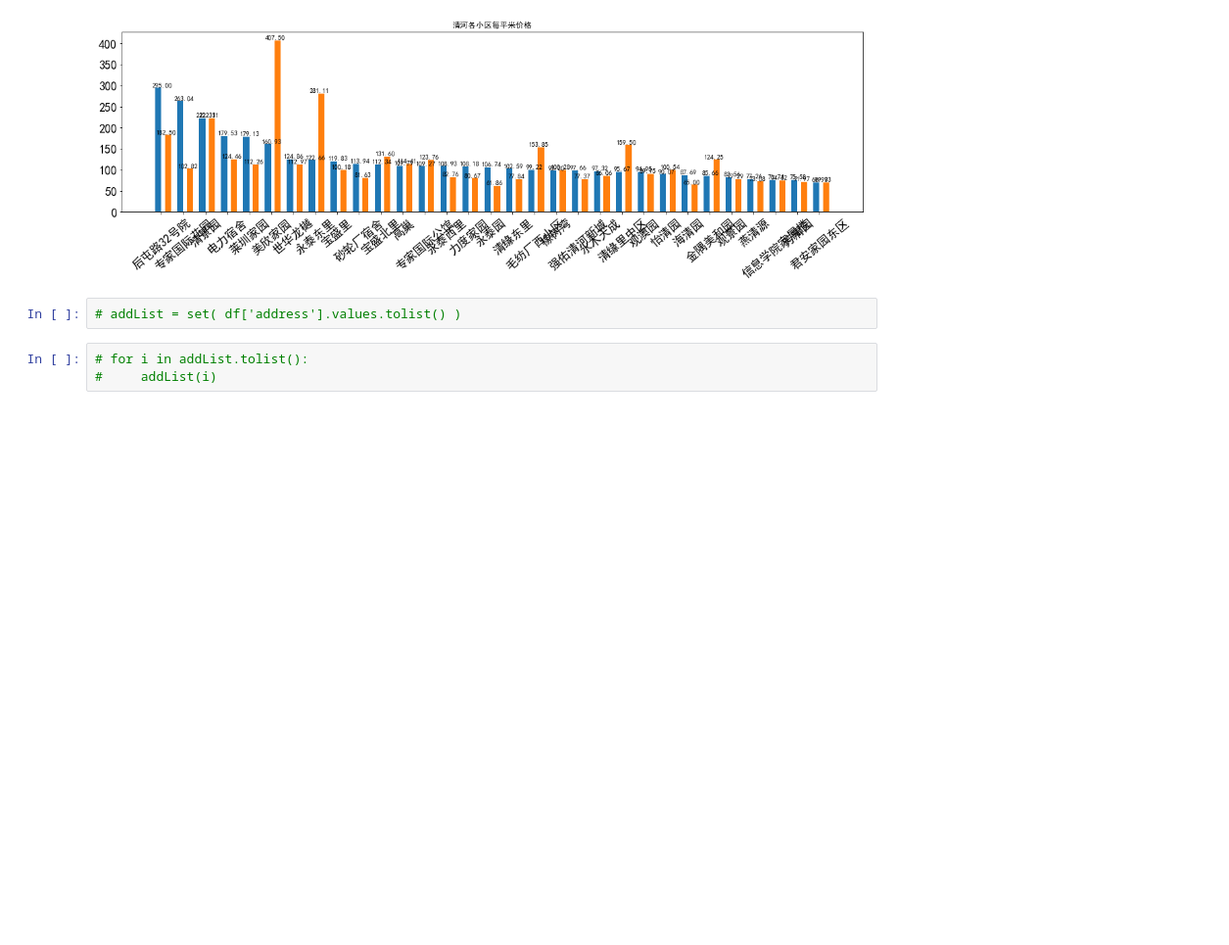
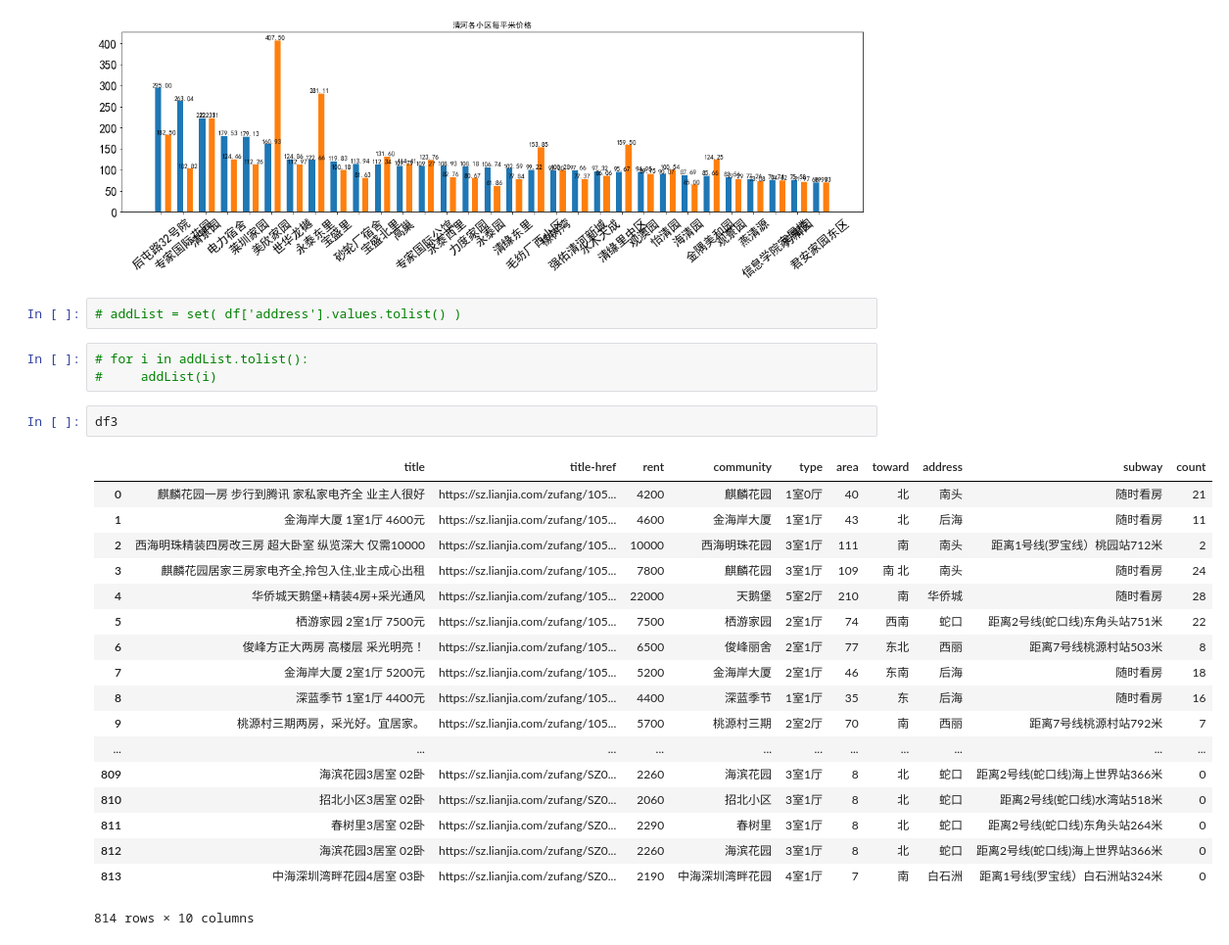
Before and after one commit to YuriTu/sougou, a Jupyter notebook: 北京租房11-10-12-01涨幅.ipynb, the cells around one changed output. Shown at 98% size. Cells and saved outputs as stored; diff of their text form; blank space fills up the shorter version.

```diff
--- a/北京租房11-10-12-01涨幅.ipynb
+++ b/北京租房11-10-12-01涨幅.ipynb
@@ -225,3 +227,24 @@ drawPlot(df1complot,df2complot,add+'各小区每平米价格')
 # %%
 # for i in addList.tolist():
 #     addList(i)
+# %%
+df3
+# %% [output]
+|  | title | title-href | rent | community | type | area | toward | address | subway | count |
+| 0 | 麒麟花园一房 步行到腾讯 家私家电齐全 业主人很好 | https://sz.lianjia.com/zufang/105... | 4200 | 麒麟花园 | 1室0厅 | 40 | 北 | 南头 | 随时看房 | 21 |
+| 1 | 金海岸大厦 1室1厅 4600元 | https://sz.lianjia.com/zufang/105... | 4600 | 金海岸大厦 | 1室1厅 | 43 | 北 | 后海 | 随时看房 | 11 |
+| 2 | 西海明珠精装四房改三房 超大卧室 纵览深大 仅需10000 | https://sz.lianjia.com/zufang/105... | 10000 | 西海明珠花园 | 3室1厅 | 111 | 南 | 南头 | 距离1号线(罗宝线）桃园站712米 | 2 |
+| 3 | 麒麟花园居家三房家电齐全,拎包入住,业主成心出租 | https://sz.lianjia.com/zufang/105... | 7800 | 麒麟花园 | 3室1厅 | 109 | 南 北 | 南头 | 随时看房 | 24 |
+| 4 | 华侨城天鹅堡+精装4房+采光通风 | https://sz.lianjia.com/zufang/105... | 22000 | 天鹅堡 | 5室2厅 | 210 | 南 | 华侨城 | 随时看房 | 28 |
+| 5 | 栖游家园 2室1厅 7500元 | https://sz.lianjia.com/zufang/105... | 7500 | 栖游家园 | 2室1厅 | 74 | 西南 | 蛇口 | 距离2号线(蛇口线)东角头站751米 | 22 |
+| 6 | 俊峰方正大两房 高楼层 采光明亮！ | https://sz.lianjia.com/zufang/105... | 6500 | 俊峰丽舍 | 2室1厅 | 77 | 东北 | 西丽 | 距离7号线桃源村站503米 | 8 |
+| 7 | 金海岸大厦 2室1厅 5200元 | https://sz.lianjia.com/zufang/105... | 5200 | 金海岸大厦 | 2室1厅 | 46 | 东南 | 后海 | 随时看房 | 18 |
+| 8 | 深蓝季节 1室1厅 4400元 | https://sz.lianjia.com/zufang/105... | 4400 | 深蓝季节 | 1室1厅 | 35 | 东 | 后海 | 随时看房 | 16 |
+| 9 | 桃源村三期两房，采光好。宜居家。 | https://sz.lianjia.com/zufang/105... | 5700 | 桃源村三期 | 2室2厅 | 70 | 南 | 西丽 | 距离7号线桃源村站792米 | 7 |
+| ... | ... | ... | ... | ... | ... | ... | ... | ... | ... | ... |
+| 809 | 海滨花园3居室 02卧 | https://sz.lianjia.com/zufang/SZ0... | 2260 | 海滨花园 | 3室1厅 | 8 | 北 | 蛇口 | 距离2号线(蛇口线)海上世界站366米 | 0 |
+| 810 | 招北小区3居室 02卧 | https://sz.lianjia.com/zufang/SZ0... | 2060 | 招北小区 | 3室1厅 | 8 | 北 | 蛇口 | 距离2号线(蛇口线)水湾站518米 | 0 |
+| 811 | 春树里3居室 02卧 | https://sz.lianjia.com/zufang/SZ0... | 2290 | 春树里 | 3室1厅 | 8 | 北 | 蛇口 | 距离2号线(蛇口线)东角头站264米 | 0 |
+| 812 | 海滨花园3居室 02卧 | https://sz.lianjia.com/zufang/SZ0... | 2260 | 海滨花园 | 3室1厅 | 8 | 北 | 蛇口 | 距离2号线(蛇口线)海上世界站366米 | 0 |
+| 813 | 中海深圳湾畔花园4居室 03卧 | https://sz.lianjia.com/zufang/SZ0... | 2190 | 中海深圳湾畔花园 | 4室1厅 | 7 | 南 | 白石洲 | 距离1号线(罗宝线）白石洲站324米 | 0 |
+814 rows × 10 columns
```
Also changed, not shown: parts of 5 cells of this notebook, 1 other file.
